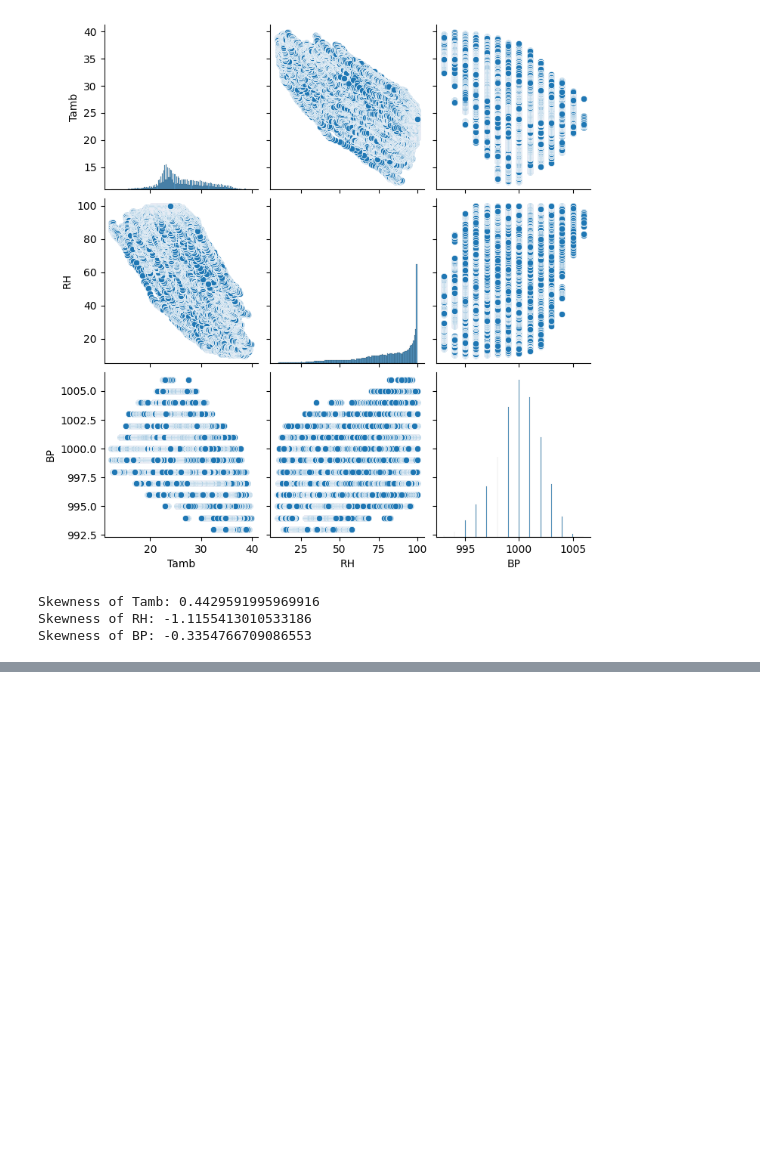
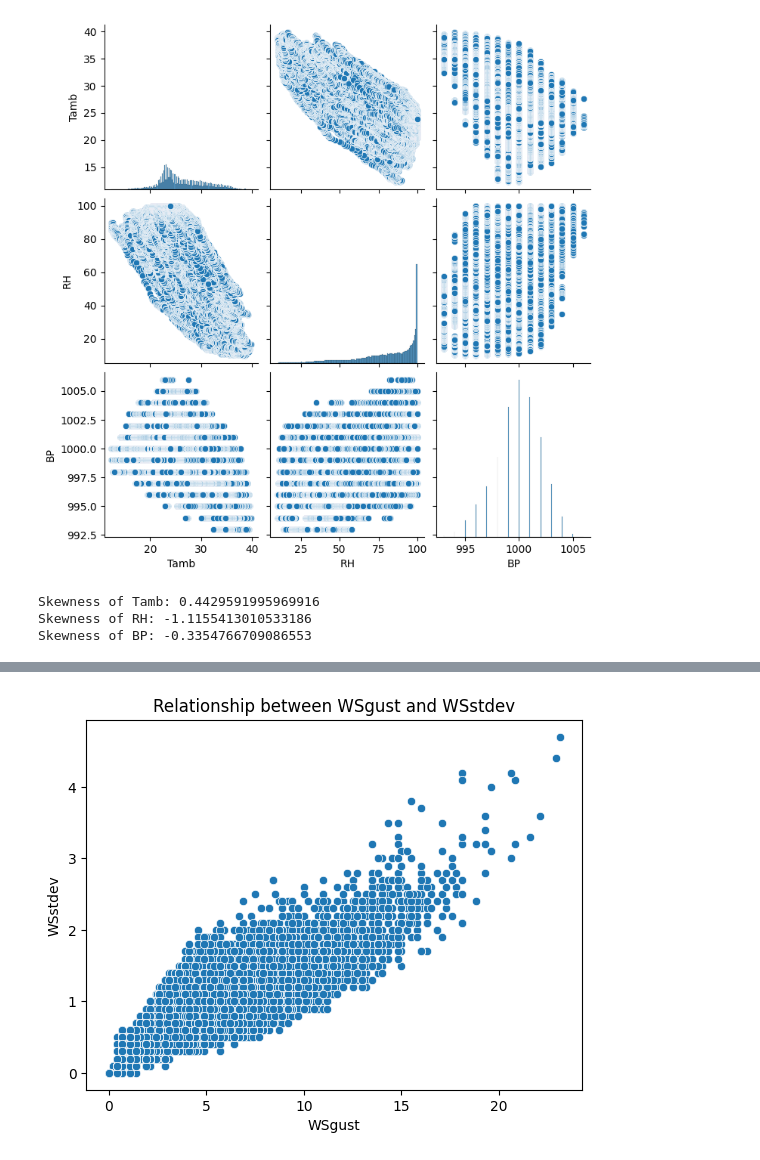
Before and after one commit to ibso99/Solar_radiation_measurment_data_analysis, a Jupyter notebook: Notebook/EDA.ipynb, the cells around one changed output, grey strips where cells are left out. Saved outputs shown, nothing was run; the diff lists cells and outputs as text; code cells hidden in the pictures; blank space fills up the shorter version.

```diff
--- a/Notebook/EDA.ipynb
+++ b/Notebook/EDA.ipynb
@@ -331,0 +470,9 @@ Skewness of BP: -0.3354766709086553
+# %%
+# Plotting the scatter-plot
+sns.scatterplot(x='WSgust', y='WSstdev', data=togo_dataset)
+plt.title("Relationship between WSgust and WSstdev")
+plt.xlabel('WSgust')
+plt.ylabel('WSstdev')
+plt.show()
+# %% [output]
+[figure, added]
```
Also changed, not shown: parts of 13 cells of this notebook.
